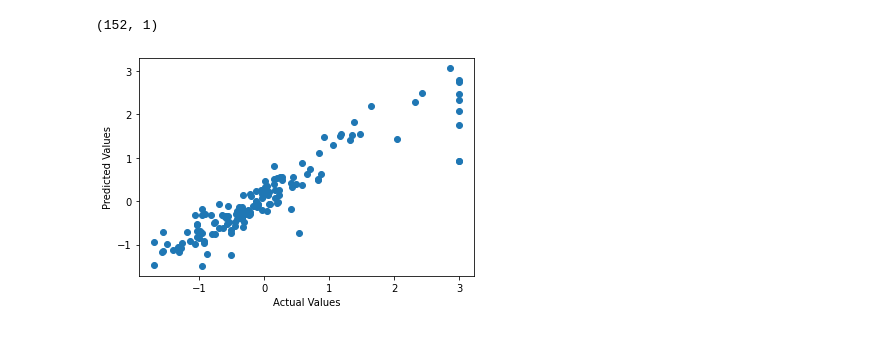
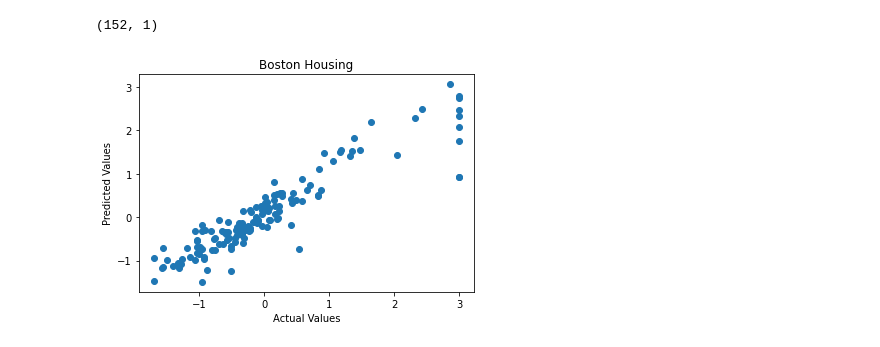
Before and after one commit to kdstheace/Python-Study, a Jupyter notebook: [Review]Keras3_Boston.ipynb, the cells around one changed output. Cells and saved outputs as stored; diff of their text form; code cells hidden in the pictures.

```diff
--- a/[Review]Keras3_Boston.ipynb
+++ b/[Review]Keras3_Boston.ipynb
@@ -174,8 +174,9 @@ print(pred.shape)
 # %%
 #그래프 작성해보기
 plt.scatter(y_test, pred)
 plt.xlabel('Actual Values')
 plt.ylabel('Predicted Values')
+plt.title('Boston Housing')
 plt.show()
 # %% [output]
-[figure, old version]
+[figure, new version]
```
